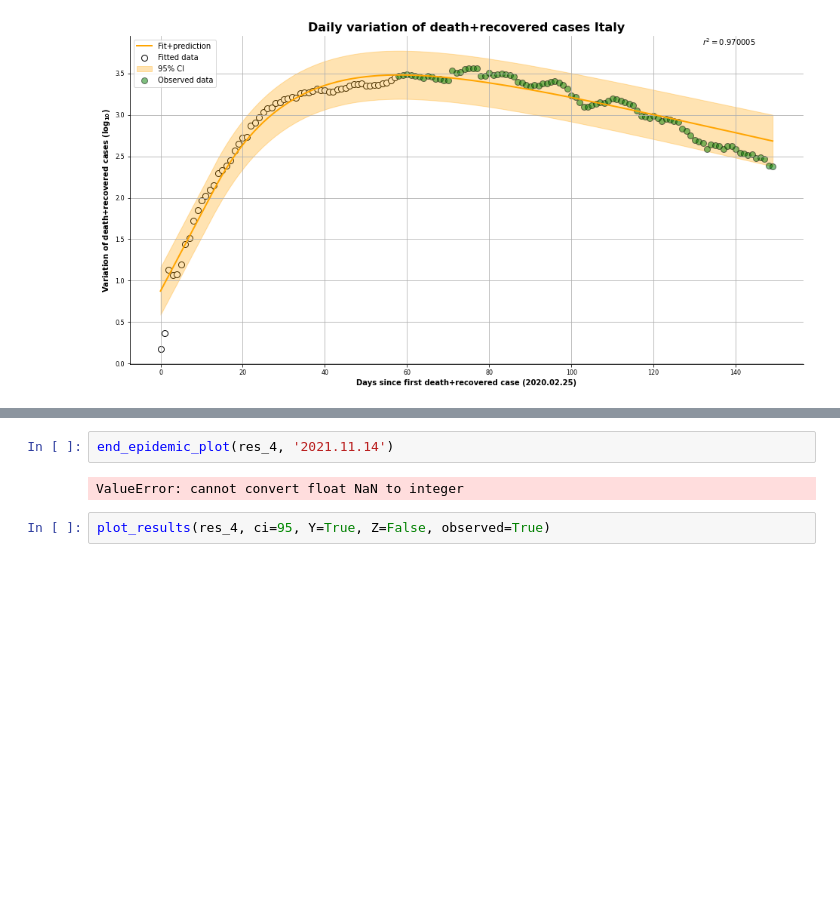
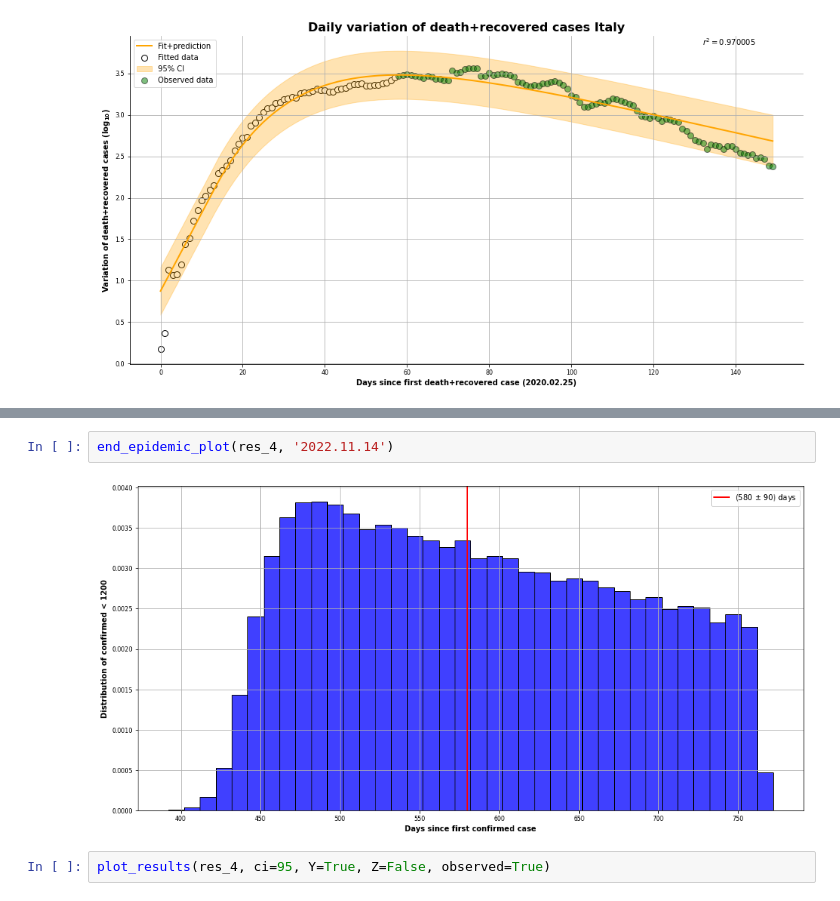
Before and after one commit to Nuelam9/Bayesian-inference-on-SCIR-epidemic-model, a Jupyter notebook: Optimization/Fit-Covid-Data.ipynb, the cells around one changed output, grey strips where cells are left out. Saved outputs shown, nothing was run; the diff lists cells and outputs as text; blank space fills up the shorter version.

```diff
--- a/Optimization/Fit-Covid-Data.ipynb
+++ b/Optimization/Fit-Covid-Data.ipynb
@@ -397,7 +395,7 @@ plot_summary(res_4)
 # %%
-end_epidemic_plot(res_4, '2021.11.14')
+end_epidemic_plot(res_4, '2022.11.14')
 # %% [output]
-ValueError: cannot convert float NaN to integer
+[figure, added]
 # %%
 plot_results(res_4, ci=95, Y=True, Z=False, observed=True)
 # %% [output]
```
Also changed, not shown: parts of 15 cells of this notebook, 2 other files.
